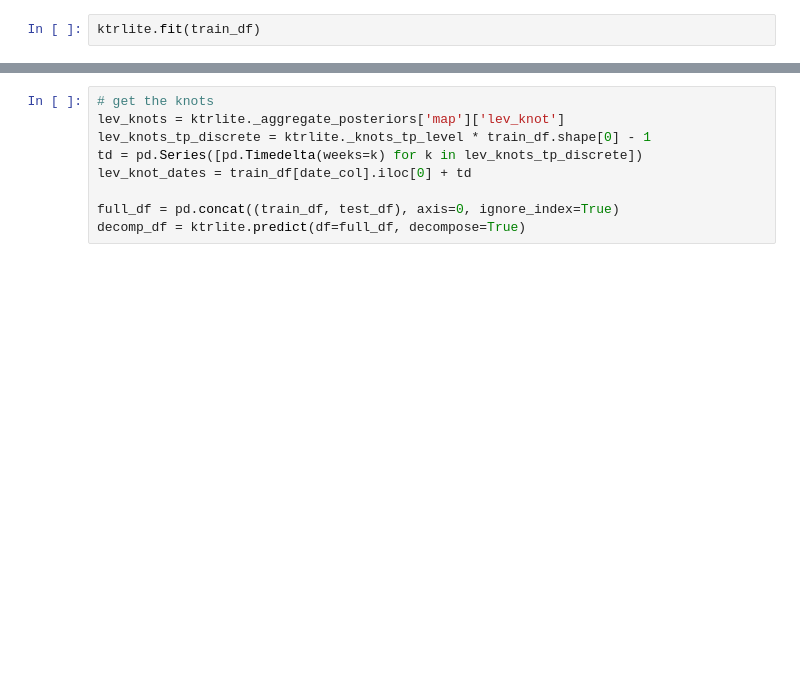
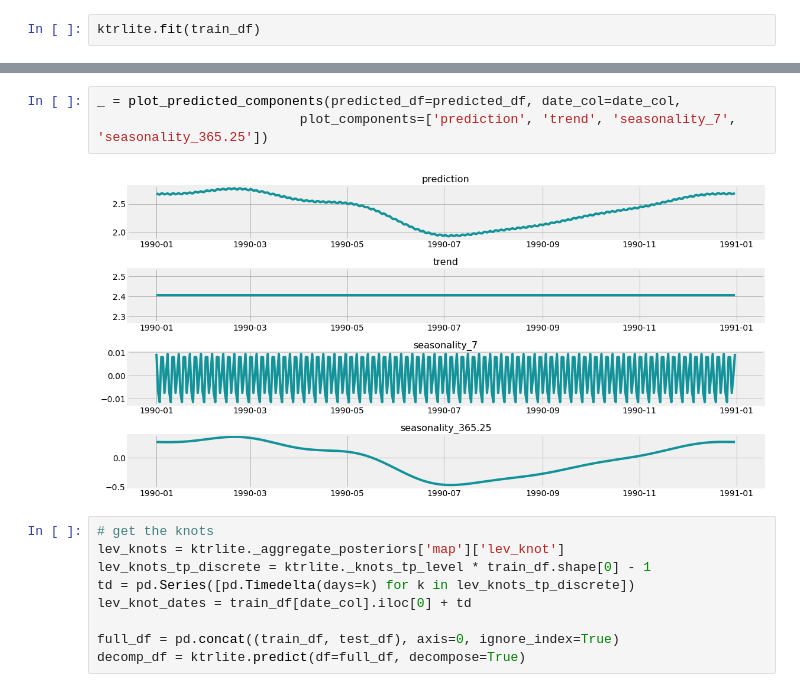
Before and after one commit to pochoi/orbit, a Jupyter notebook: examples/KTR_Example.ipynb, the cells around one changed output, grey strips where cells are left out. Saved outputs shown, nothing was run; the diff lists cells and outputs as text; blank space fills up the shorter version.

```diff
--- a/examples/KTR_Example.ipynb
+++ b/examples/KTR_Example.ipynb
@@ -90,8 +101,13 @@ _ = plot_predicted_data(training_actual_df=train_df, predicted_df=predicted_df,
+# %%
+_ = plot_predicted_components(predicted_df=predicted_df, date_col=date_col,
+                          plot_components=['prediction', 'trend', 'seasonality_7', 'seasonality_365.25'])
+# %% [output]
+[figure, added]
 # %%
 # get the knots
 lev_knots = ktrlite._aggregate_posteriors['map']['lev_knot']
 lev_knots_tp_discrete = ktrlite._knots_tp_level * train_df.shape[0] - 1
-td = pd.Series([pd.Timedelta(weeks=k) for k in lev_knots_tp_discrete])
+td = pd.Series([pd.Timedelta(days=k) for k in lev_knots_tp_discrete])
 lev_knot_dates = train_df[date_col].iloc[0] + td
 
 full_df = pd.concat((train_df, test_df), axis=0, ignore_index=True)
```
Also changed, not shown: parts of 12 cells of this notebook.
